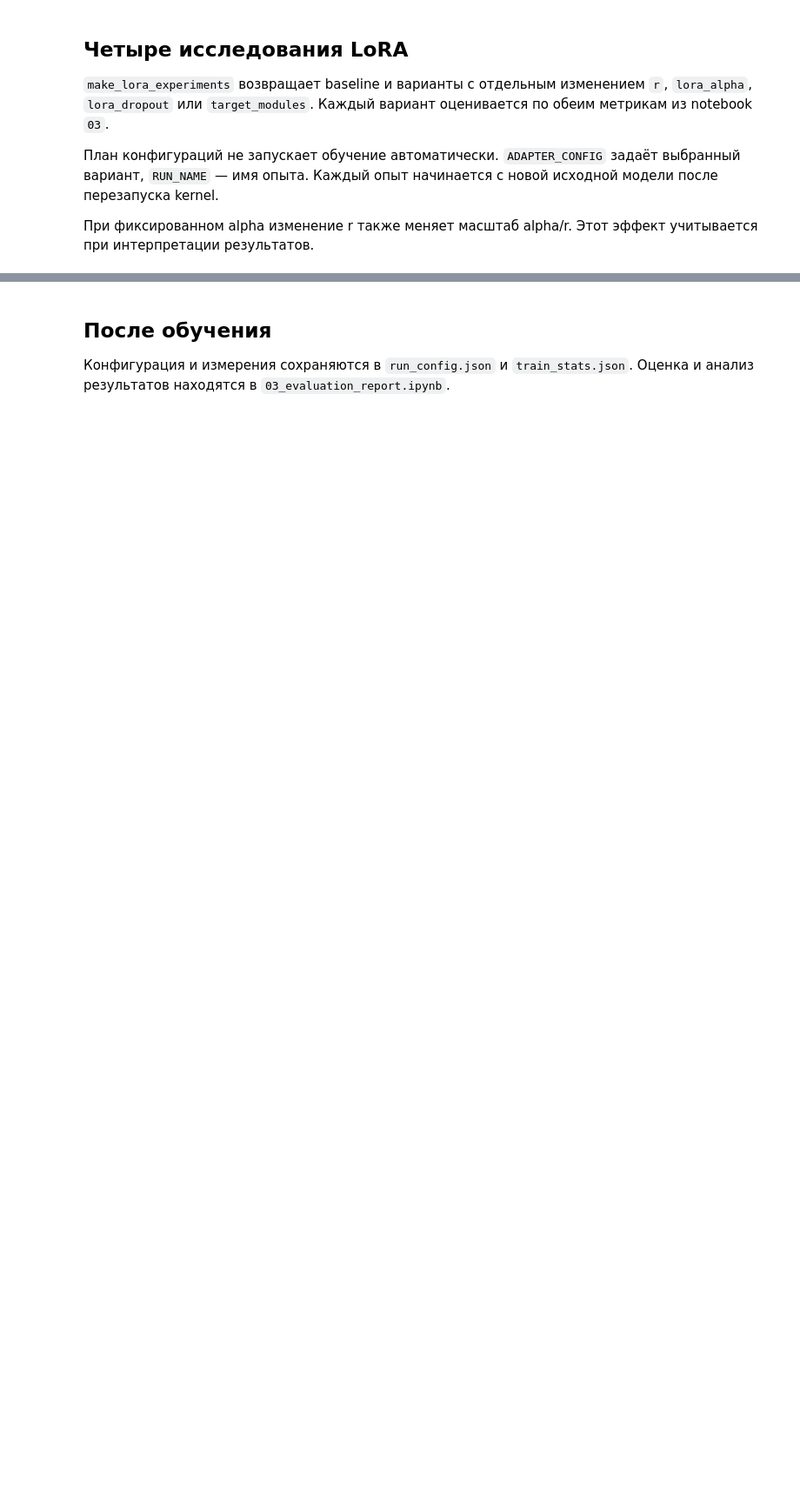
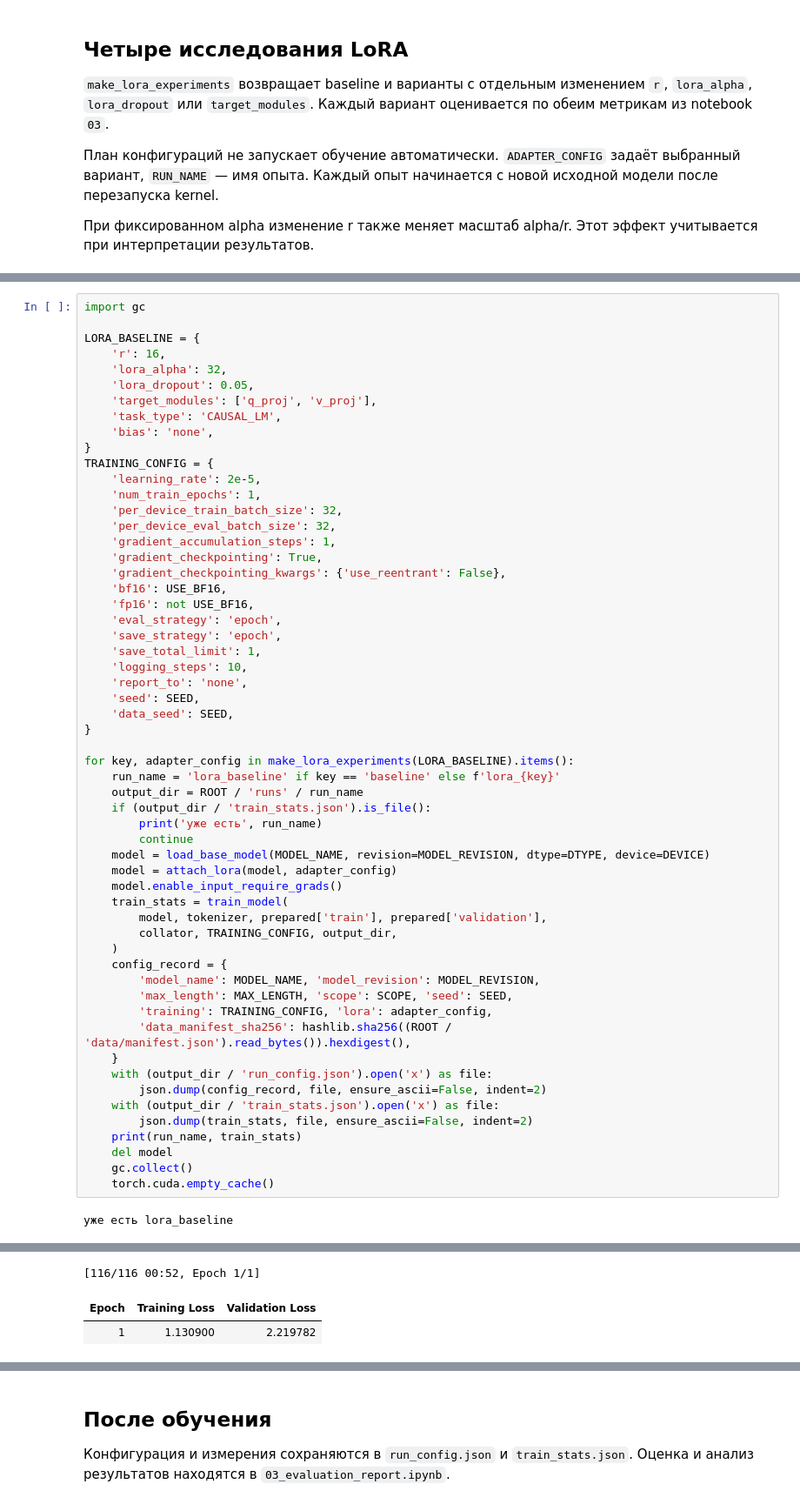
Before and after one commit to C0deReflect1on/HSE-Avito, a Jupyter notebook: LLM/hw4_lora/02_training.ipynb, the cells around one changed output, grey strips where cells are left out. Shown at 87% size. Saved outputs shown, nothing was run; the diff lists cells and outputs as text; blank space fills up the shorter version.

```diff
--- a/LLM/hw4_lora/02_training.ipynb
+++ b/LLM/hw4_lora/02_training.ipynb
@@ -165,0 +208,59 @@ print(lora_experiments)
+# %%
+import gc
+
+LORA_BASELINE = {
+    'r': 16,
+    'lora_alpha': 32,
+    'lora_dropout': 0.05,
+    'target_modules': ['q_proj', 'v_proj'],
+    'task_type': 'CAUSAL_LM',
+    'bias': 'none',
+}
+TRAINING_CONFIG = {
+    'learning_rate': 2e-5,
+    'num_train_epochs': 1,
+    'per_device_train_batch_size': 32,
+    'per_device_eval_batch_size': 32,
+    'gradient_accumulation_steps': 1,
+    'gradient_checkpointing': True,
+    'gradient_checkpointing_kwargs': {'use_reentrant': False},
+    'bf16': USE_BF16,
+    'fp16': not USE_BF16,
+    'eval_strategy': 'epoch',
+    'save_strategy': 'epoch',
+    'save_total_limit': 1,
+    'logging_steps': 10,
+    'report_to': 'none',
+    'seed': SEED,
+    'data_seed': SEED,
+}
+
+for key, adapter_config in make_lora_experiments(LORA_BASELINE).items():
+    run_name = 'lora_baseline' if key == 'baseline' else f'lora_{key}'
+    output_dir = ROOT / 'runs' / run_name
+    if (output_dir / 'train_stats.json').is_file():
+        print('уже есть', run_name)
+        continue
+    model = load_base_model(MODEL_NAME, revision=MODEL_REVISION, dtype=DTYPE, device=DEVICE)
+    model = attach_lora(model, adapter_config)
+    model.enable_input_require_grads()
+    train_stats = train_model(
+        model, tokenizer, prepared['train'], prepared['validation'],
+        collator, TRAINING_CONFIG, output_dir,
+    )
+    config_record = {
+        'model_name': MODEL_NAME, 'model_revision': MODEL_REVISION,
+        'max_length': MAX_LENGTH, 'scope': SCOPE, 'seed': SEED,
+        'training': TRAINING_CONFIG, 'lora': adapter_config,
+        'data_manifest_sha256': hashlib.sha256((ROOT / 'data/manifest.json').read_bytes()).hexdigest(),
+    }
+    with (output_dir / 'run_config.json').open('x') as file:
+        json.dump(config_record, file, ensure_ascii=False, indent=2)
+    with (output_dir / 'train_stats.json').open('x') as file:
+        json.dump(train_stats, file, ensure_ascii=False, indent=2)
+    print(run_name, train_stats)
+    del model
+    gc.collect()
+    torch.cuda.empty_cache()
+# %% [output]
+уже есть lora_baseline
@@ -165,0 +285,3 @@ print(lora_experiments)
+[116/116 00:52, Epoch 1/1]
+| Epoch | Training Loss | Validation Loss |
+| 1 | 1.130900 | 2.219782 |
```
Also changed, not shown: parts of 9 cells of this notebook, 3 other files.
